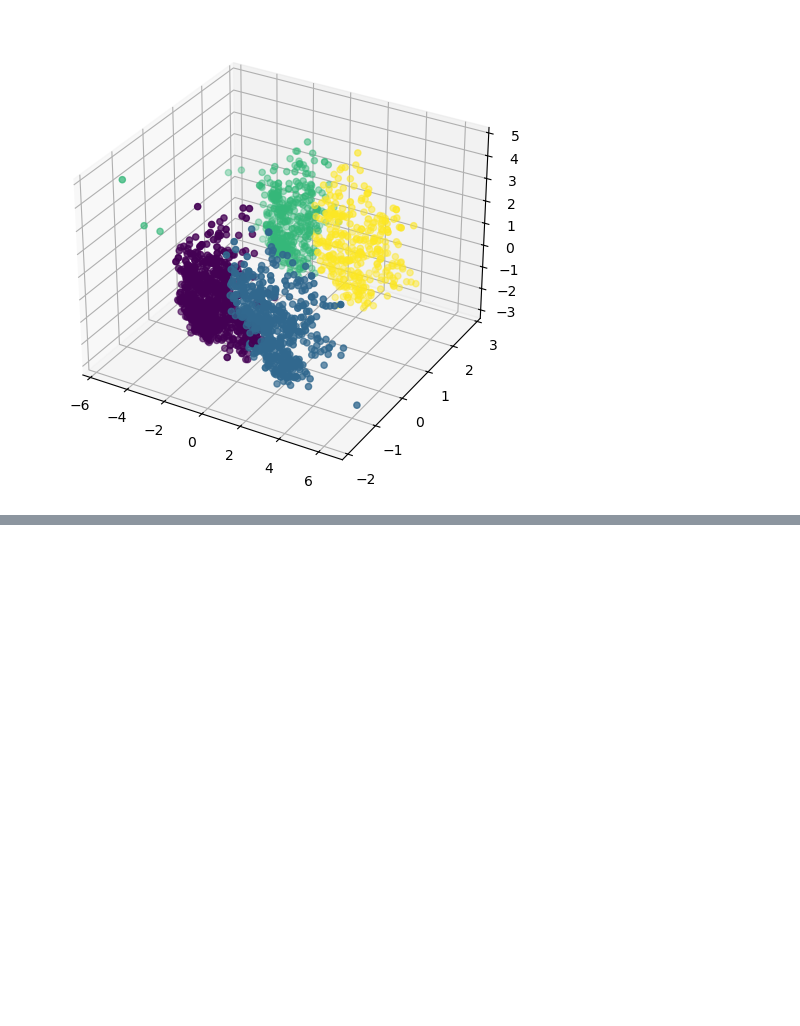
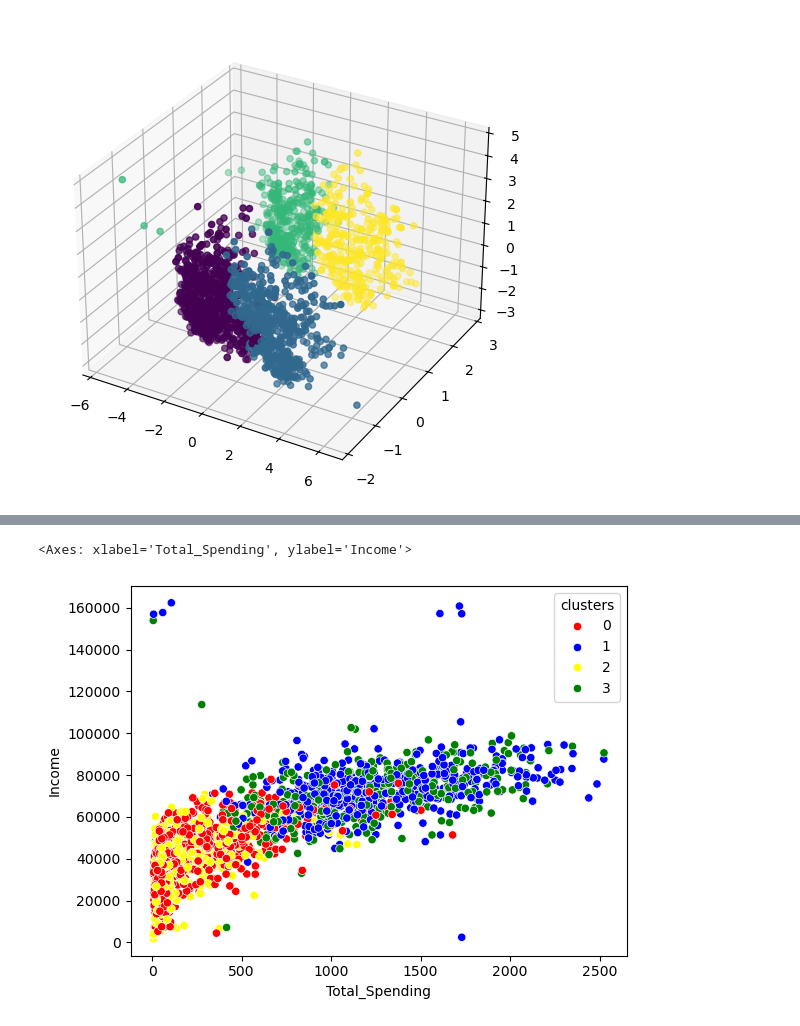
Before and after one commit to sayan629/AI_ML_python, a Jupyter notebook: (33) SmartCart Clustering System (Minor Project)/smartCart_Clustering.ipynb, the cells around one changed output, grey strips where cells are left out. Drawn from its saved outputs; the diff is of its cells as text; code cells hidden in the pictures; blank space fills up the shorter version.

```diff
--- a/(33) SmartCart Clustering System (Minor Project)/smartCart_Clustering.ipynb
+++ b/(33) SmartCart Clustering System (Minor Project)/smartCart_Clustering.ipynb
@@ -333,0 +361,10 @@ ax.scatter(X_pca[:, 0], X_pca[:, 1], X_pca[:, 2], c = labels_agg)
+# %%
+sns.scatterplot(
+    x=df_cleaned["Total_Spending"],
+    y=df_cleaned["Income"],
+    hue=df_cleaned["clusters"],
+    palette=pal
+)
+# %% [output]
+<Axes: xlabel='Total_Spending', ylabel='Income'>
+[figure, added]
```
Also changed, not shown: parts of 5 cells of this notebook, 1 other file.
